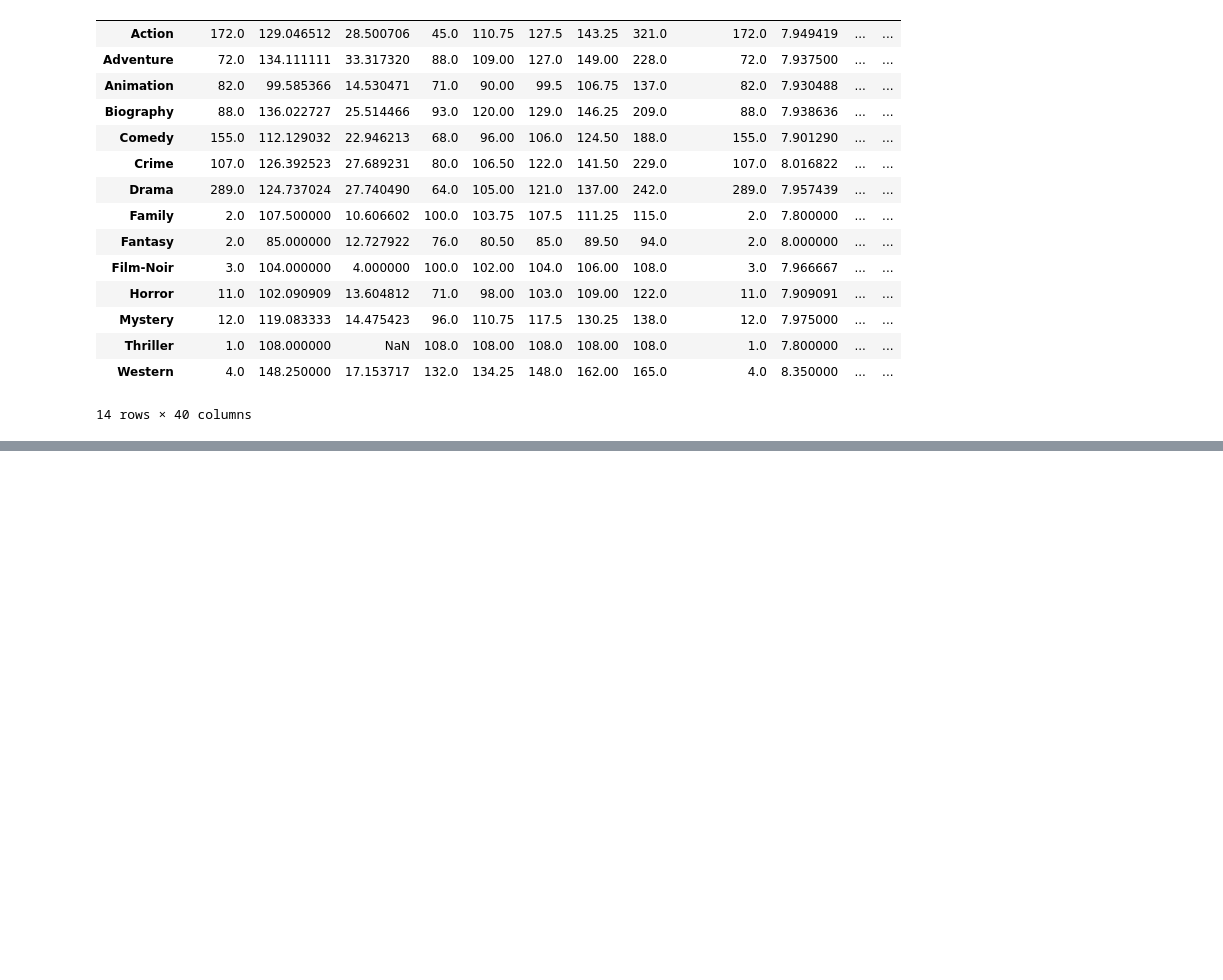
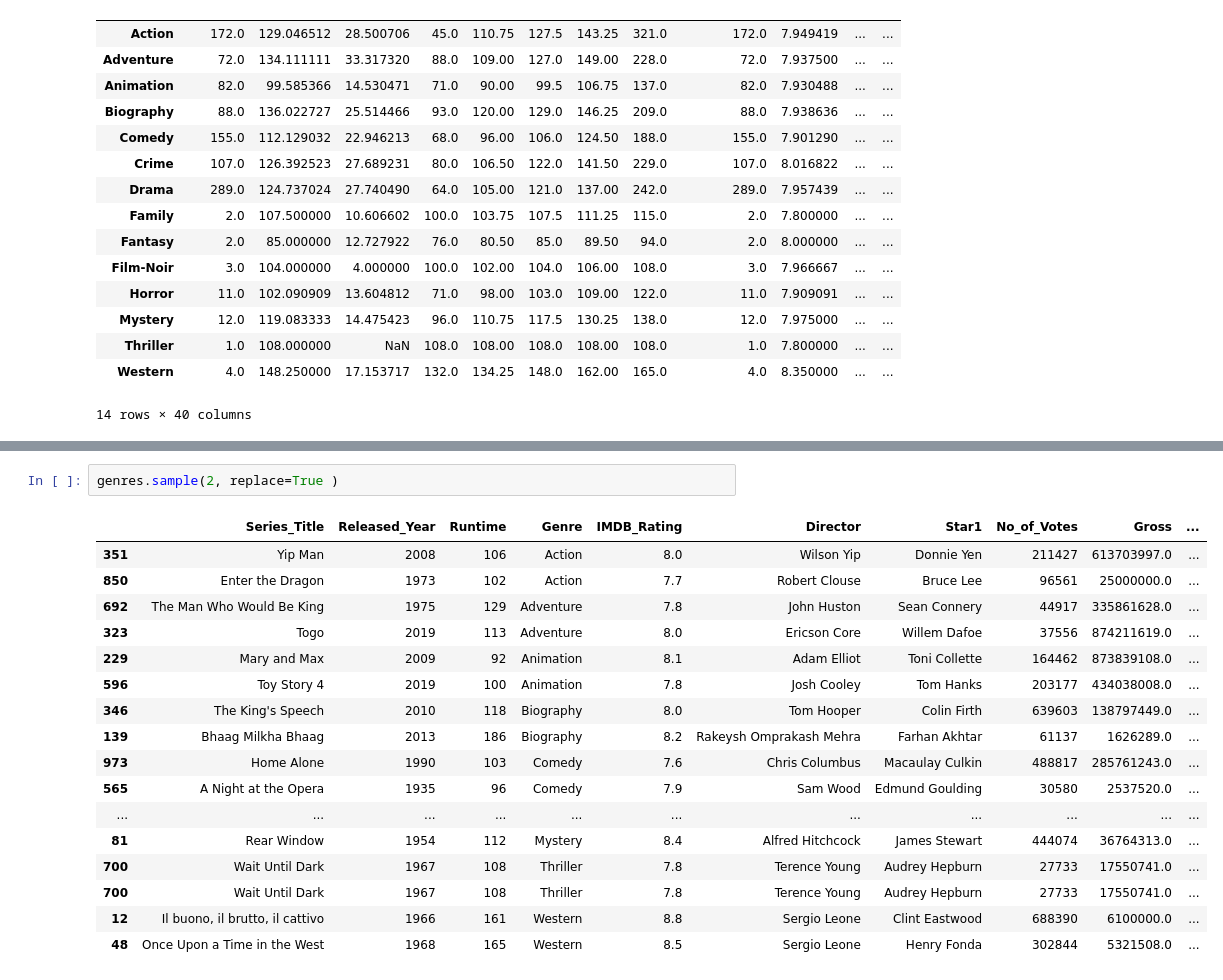
Before and after one commit to Shrikantlala24/Pandas, a Jupyter notebook: group_by_.ipynb, the cells around one changed output, grey strips where cells are left out. Saved outputs shown, nothing was run; the diff lists cells and outputs as text; blank space fills up the shorter version.

```diff
--- a/group_by_.ipynb
+++ b/group_by_.ipynb
@@ -266,0 +305,20 @@ genres.describe()
+# %%
+genres.sample(2, replace=True )
+# %% [output]
+|  | Series_Title | Released_Year | Runtime | Genre | IMDB_Rating | Director | Star1 | No_of_Votes | Gross | ... |
+| 351 | Yip Man | 2008 | 106 | Action | 8.0 | Wilson Yip | Donnie Yen | 211427 | 613703997.0 | ... |
+| 850 | Enter the Dragon | 1973 | 102 | Action | 7.7 | Robert Clouse | Bruce Lee | 96561 | 25000000.0 | ... |
+| 692 | The Man Who Would Be King | 1975 | 129 | Adventure | 7.8 | John Huston | Sean Connery | 44917 | 335861628.0 | ... |
+| 323 | Togo | 2019 | 113 | Adventure | 8.0 | Ericson Core | Willem Dafoe | 37556 | 874211619.0 | ... |
+| 229 | Mary and Max | 2009 | 92 | Animation | 8.1 | Adam Elliot | Toni Collette | 164462 | 873839108.0 | ... |
+| 596 | Toy Story 4 | 2019 | 100 | Animation | 7.8 | Josh Cooley | Tom Hanks | 203177 | 434038008.0 | ... |
+| 346 | The King's Speech | 2010 | 118 | Biography | 8.0 | Tom Hooper | Colin Firth | 639603 | 138797449.0 | ... |
+| 139 | Bhaag Milkha Bhaag | 2013 | 186 | Biography | 8.2 | Rakeysh Omprakash Mehra | Farhan Akhtar | 61137 | 1626289.0 | ... |
+| 973 | Home Alone | 1990 | 103 | Comedy | 7.6 | Chris Columbus | Macaulay Culkin | 488817 | 285761243.0 | ... |
+| 565 | A Night at the Opera | 1935 | 96 | Comedy | 7.9 | Sam Wood | Edmund Goulding | 30580 | 2537520.0 | ... |
+| ... | ... | ... | ... | ... | ... | ... | ... | ... | ... | ... |
+| 81 | Rear Window | 1954 | 112 | Mystery | 8.4 | Alfred Hitchcock | James Stewart | 444074 | 36764313.0 | ... |
+| 700 | Wait Until Dark | 1967 | 108 | Thriller | 7.8 | Terence Young | Audrey Hepburn | 27733 | 17550741.0 | ... |
+| 700 | Wait Until Dark | 1967 | 108 | Thriller | 7.8 | Terence Young | Audrey Hepburn | 27733 | 17550741.0 | ... |
+| 12 | Il buono, il brutto, il cattivo | 1966 | 161 | Western | 8.8 | Sergio Leone | Clint Eastwood | 688390 | 6100000.0 | ... |
+| 48 | Once Upon a Time in the West | 1968 | 165 | Western | 8.5 | Sergio Leone | Henry Fonda | 302844 | 5321508.0 | ... |
```
Also changed, not shown: parts of 4 cells of this notebook.
